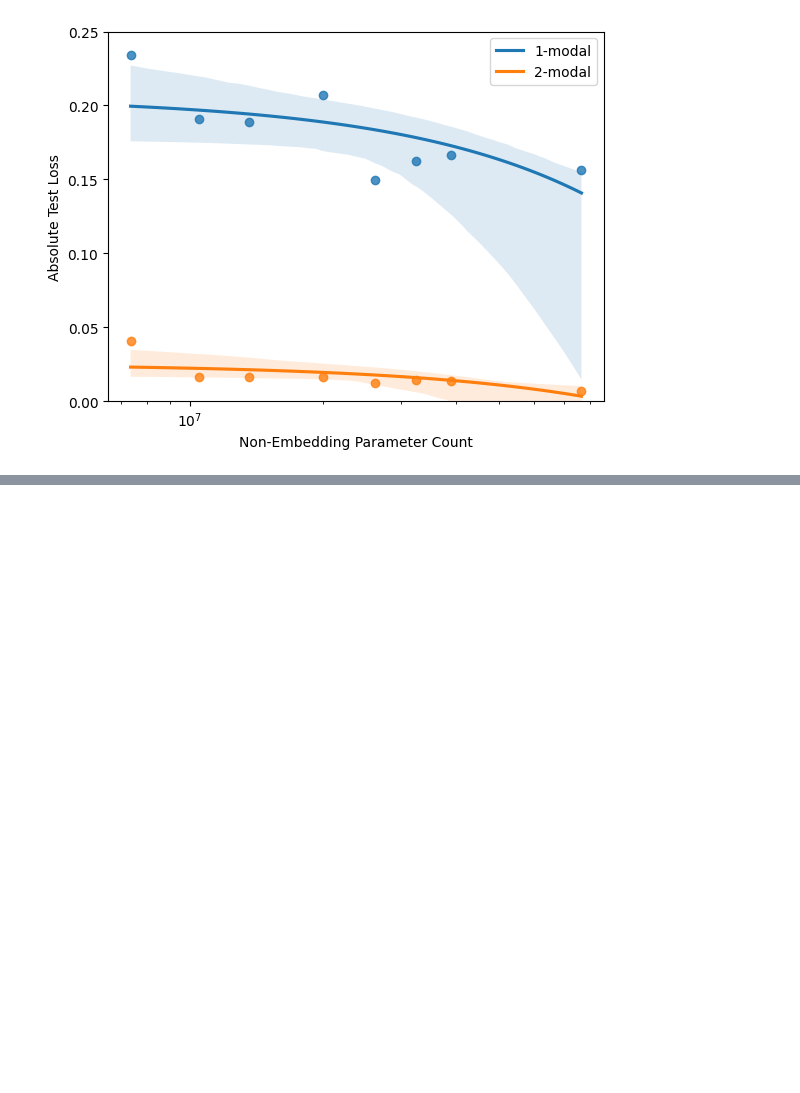
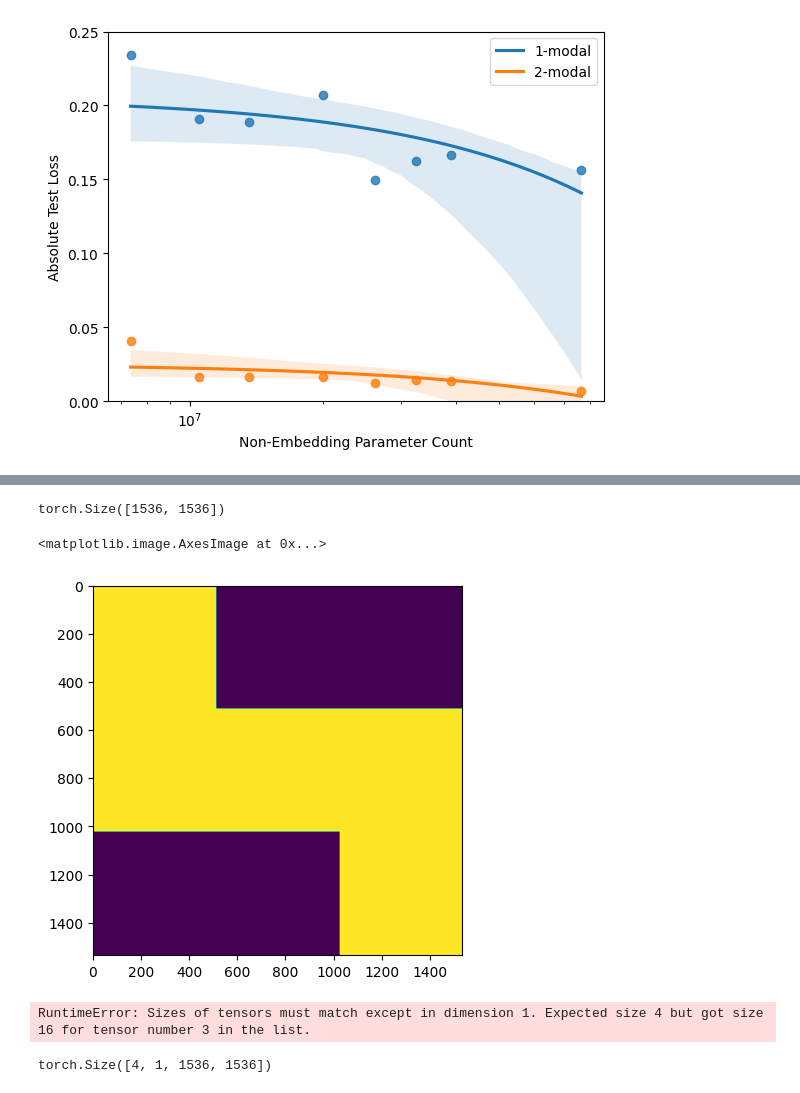
Before and after one commit to josiahbjorgaard/mca-paper, a Jupyter notebook: ModelPrototyping.ipynb, the cells around one changed output, grey strips where cells are left out. Cells and saved outputs as stored; diff of their text form; code cells hidden in the pictures; blank space fills up the shorter version.

```diff
--- a/ModelPrototyping.ipynb
+++ b/ModelPrototyping.ipynb
@@ -244,0 +235,6 @@ BioZorro(
+# %%
+token_types = torch.tensor(list((
+    *((0,) * 512),
+    *((1,) * 512),
+    *((2,) * 512),
+)), dtype=torch.long)
@@ -244,0 +247,32 @@ BioZorro(
+# %%
+token_types_attend_from = rearrange(token_types, 'i -> i 1')
+token_types_attend_to = rearrange(token_types, 'j -> 1 j')
+# %%
+zorro_mask = token_types_attend_from == token_types_attend_to
+# %%
+zorro_mask = zorro_mask | (token_types_attend_from == 1)
+# %%
+zorro_mask.shape
+# %% [output]
+torch.Size([1536, 1536])
+# %%
+import matplotlib.pyplot as plt
+plt.imshow(zorro_mask)
+# %% [output]
+<matplotlib.image.AxesImage at 0x...>
+[figure, added]
+# %%
+from einops import pack,repeat
+tokens, ps = pack((
+    batch['expression_index'] == 0,
+    batch['spliced_index'] == 0,
+    batch['unspliced_index'] == 0,
+   #Also need fusion tokens here torch.tensor((True,) * 16),
+    ), 'b *')
+attn_mask = repeat(tokens, 'b i -> b i j', j=tokens.shape[-1])
+# %% [output]
+RuntimeError: Sizes of tensors must match except in dimension 1. Expected size 4 but got size 16 for tensor number 3 in the list.
+# %%
+attn_mask.unsqueeze(1).shape
+# %% [output]
+torch.Size([4, 1, 1536, 1536])
```
Also changed, not shown: parts of 13 cells of this notebook, 2 other files.
